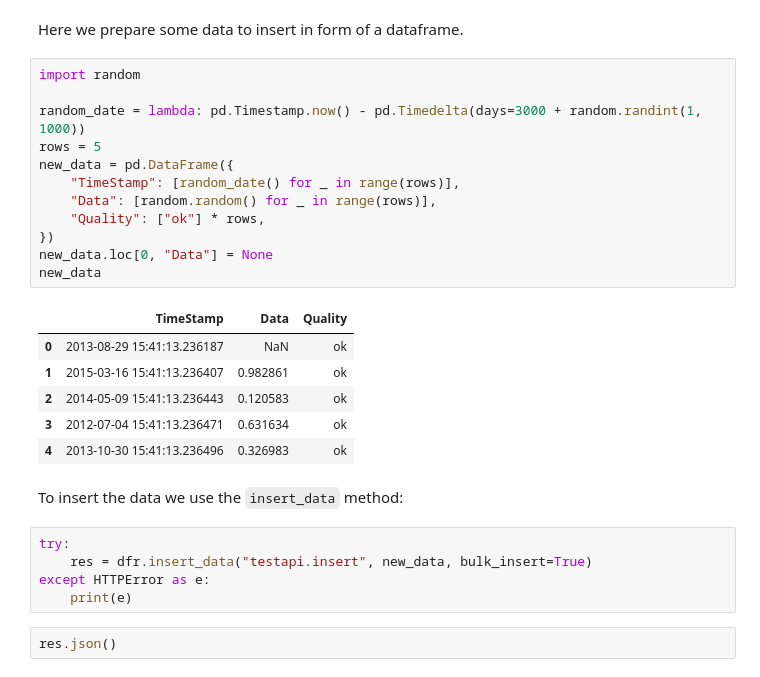
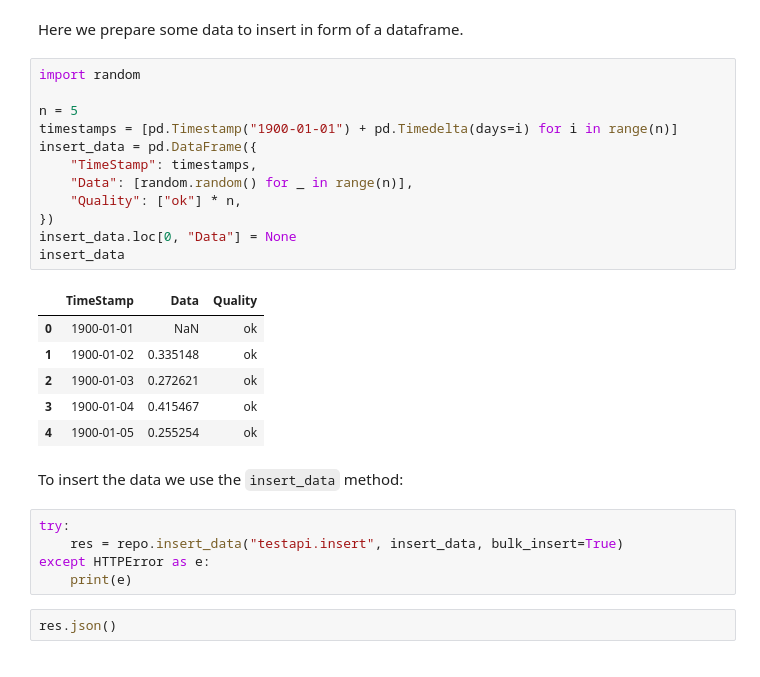
Before and after one commit to DHI/watobs, a Jupyter notebook: notebooks/DIMSFARM_example.ipynb, the cells around one changed output. Drawn from its saved outputs; the diff is of its cells as text.

```diff
--- a/notebooks/DIMSFARM_example.ipynb
+++ b/notebooks/DIMSFARM_example.ipynb
@@ -115,27 +74,27 @@ Here we prepare some data to insert in form of a dataframe.
 # %%
 import random
 
-random_date = lambda: pd.Timestamp.now() - pd.Timedelta(days=3000 + random.randint(1, 1000))
-rows = 5
-new_data = pd.DataFrame({
-    "TimeStamp": [random_date() for _ in range(rows)],
-    "Data": [random.random() for _ in range(rows)],
-    "Quality": ["ok"] * rows,
+n = 5
+timestamps = [pd.Timestamp("1900-01-01") + pd.Timedelta(days=i) for i in range(n)]
+insert_data = pd.DataFrame({
+    "TimeStamp": timestamps,
+    "Data": [random.random() for _ in range(n)],
+    "Quality": ["ok"] * n,
 })
-new_data.loc[0, "Data"] = None
-new_data
+insert_data.loc[0, "Data"] = None
+insert_data
 # %% [output]
 |  | TimeStamp | Data | Quality |
-| 0 | 2013-08-29 15:41:13.236187 | NaN | ok |
-| 1 | 2015-03-16 15:41:13.236407 | 0.982861 | ok |
-| 2 | 2014-05-09 15:41:13.236443 | 0.120583 | ok |
-| 3 | 2012-07-04 15:41:13.236471 | 0.631634 | ok |
-| 4 | 2013-10-30 15:41:13.236496 | 0.326983 | ok |
+| 0 | 1900-01-01 | NaN | ok |
+| 1 | 1900-01-02 | 0.335148 | ok |
+| 2 | 1900-01-03 | 0.272621 | ok |
+| 3 | 1900-01-04 | 0.415467 | ok |
+| 4 | 1900-01-05 | 0.255254 | ok |
 # %% [markdown]
 To insert the data we use the `insert_data` method:
 # %%
 try:
-    res = dfr.insert_data("testapi.insert", new_data, bulk_insert=True)
+    res = repo.insert_data("testapi.insert", insert_data, bulk_insert=True)
 except HTTPError as e:
     print(e)
 # %%
```
Also changed, not shown: parts of 16 cells of this notebook, 1 other file.
